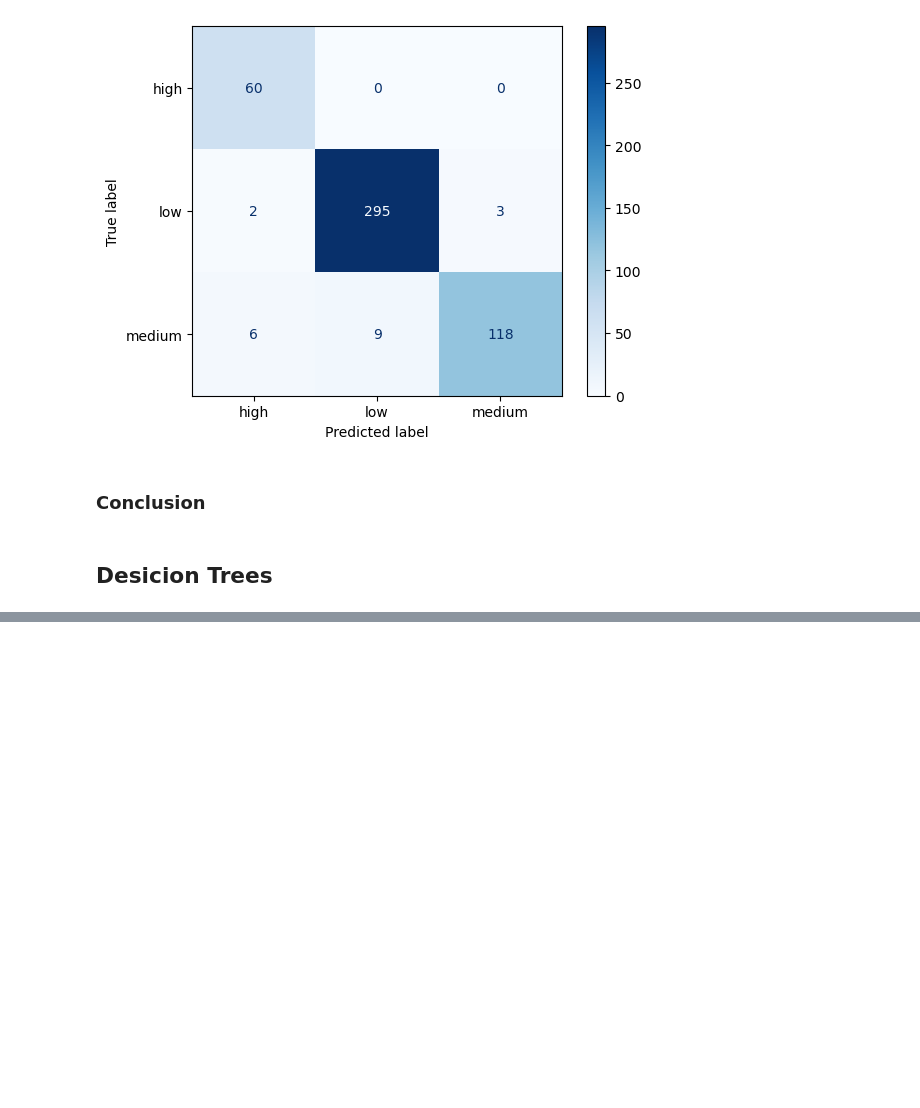
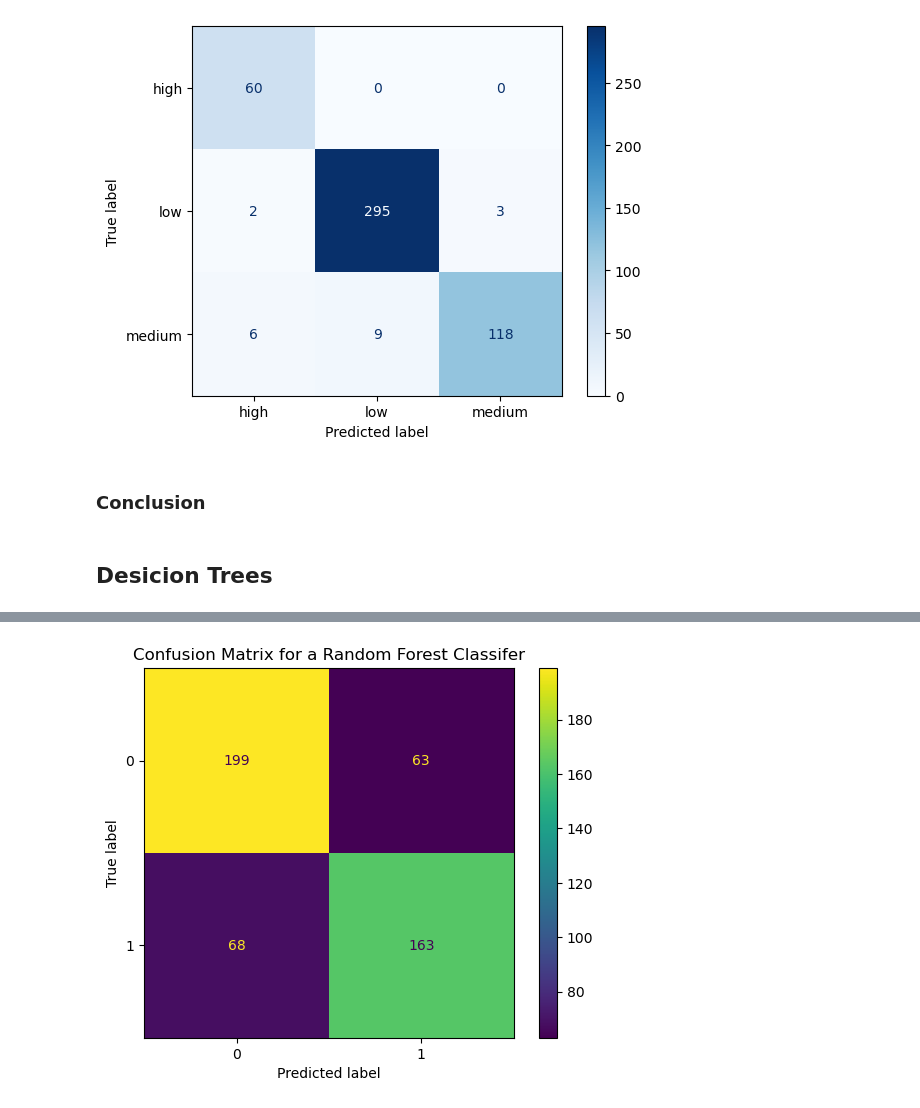
Before and after one commit to arwynlewis/machine-learning-project, a Jupyter notebook: NaiveBayes_and_DecisionTrees.ipynb, the cells around one changed output, grey strips where cells are left out. Cells and saved outputs as stored; diff of their text form; code cells hidden in the pictures; blank space fills up the shorter version.

Commit message:
Decision Tree implementation

```diff
--- a/NaiveBayes_and_DecisionTrees.ipynb
+++ b/NaiveBayes_and_DecisionTrees.ipynb
@@ -117,0 +150,8 @@ disp.plot(cmap=plt.cm.Blues)
+# %%
+# Define target (high fire activity)
+climate_daily_dt["high_fire_activity"] = (climate_daily_dt["fire_count"] >
+                                          climate_daily_dt['fire_count'].median()).astype(int)
+
+# Define features and target variable
+X_dt = climate_daily_dt[['month', 'day_of_year', 'mean_frp']]
+y_dt = climate_daily_dt['high_fire_activity']
@@ -117,0 +160,6 @@ disp.plot(cmap=plt.cm.Blues)
+# %%
+# Train test split
+X_train, X_test, y_train, y_test = train_test_split(X_dt, y_dt, test_size=0.2, random_state=42)
+
+display(y_train.value_counts())
+display(y_test.value_counts())
@@ -117,0 +175,12 @@ disp.plot(cmap=plt.cm.Blues)
+# %%
+# Scaling the features
+
+sc = StandardScaler()
+X_train = sc.fit_transform(X_train)
+# %%
+# Train Decision Tree Classifier (1)
+classifier = DecisionTreeClassifier(random_state=0) # random state ensures reproduceability
+
+classifier.fit(X_train, y_train)
+
+preds = classifier.predict(X_test) # makes the predictions on the test set
@@ -117,0 +200,11 @@ disp.plot(cmap=plt.cm.Blues)
+# %%
+# Generating the confusion matrix
+preds = classifier.predict(sc.transform(X_test))
+
+cm = confusion_matrix(y_test, preds)
+disp = ConfusionMatrixDisplay(confusion_matrix=cm, display_labels=classifier.classes_)
+disp.plot()
+disp.ax_.set_title("Confusion Matrix for a Random Forest Classifer")
+plt.show()
+# %% [output]
+[figure, added]
```
Also changed, not shown: parts of 12 cells of this notebook.
